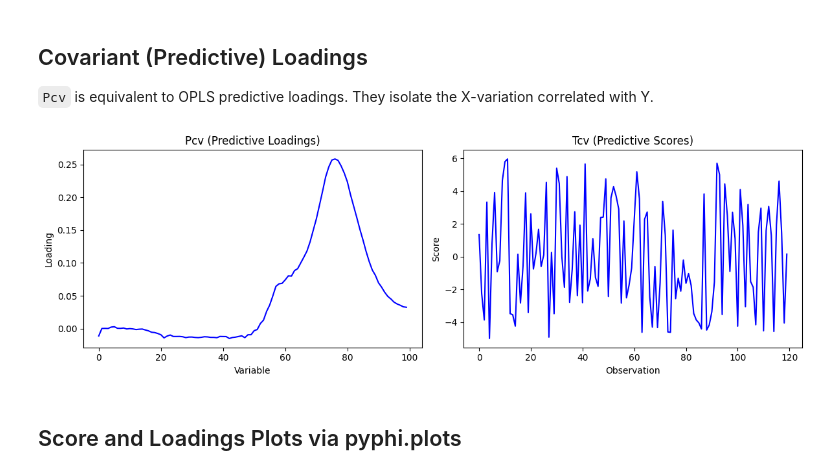
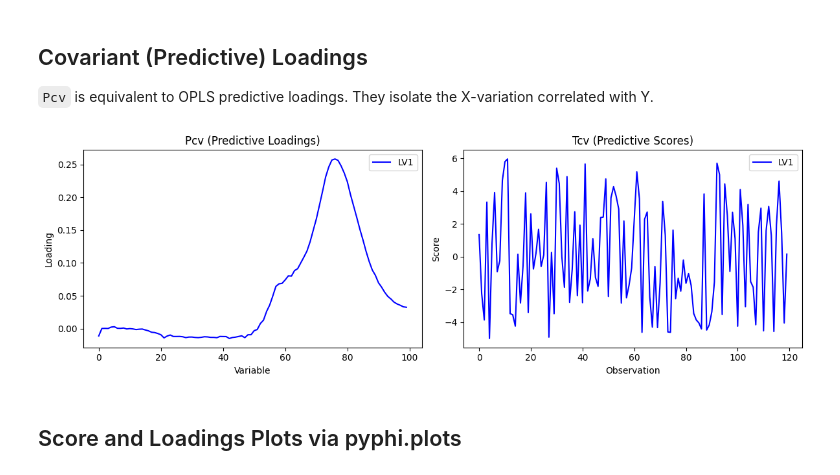
Before and after one commit to TUstudents/pyphi, a Jupyter notebook: notebooks/03_advanced/02_opls_cca.ipynb, the cells around one changed output. Saved outputs shown, nothing was run; the diff lists cells and outputs as text; code cells hidden in the pictures.

Commit message:
fix: code quality improvements across 4 notebooks (unused imports, plot labels, metric clarity)

```diff
--- a/notebooks/03_advanced/02_opls_cca.ipynb
+++ b/notebooks/03_advanced/02_opls_cca.ipynb
@@ -60,19 +60,23 @@ Pcv shape: (100, 1)
 `Pcv` is equivalent to OPLS predictive loadings. They isolate the X-variation correlated with Y.
 # %%
 fig, axes = plt.subplots(1, 2, figsize=(12, 4))
-axes[0].plot(pls_cca['Pcv'], 'b-')
+for i in range(pls_cca['Pcv'].shape[1]):
+    axes[0].plot(pls_cca['Pcv'][:, i], label=f'LV{i+1}')
+axes[0].legend()
 axes[0].set_title('Pcv (Predictive Loadings)')
 axes[0].set_xlabel('Variable')
 axes[0].set_ylabel('Loading')
 
-axes[1].plot(pls_cca['Tcv'], 'b-')
+for i in range(pls_cca['Tcv'].shape[1]):
+    axes[1].plot(pls_cca['Tcv'][:, i], label=f'LV{i+1}')
+axes[1].legend()
 axes[1].set_title('Tcv (Predictive Scores)')
 axes[1].set_xlabel('Observation')
 axes[1].set_ylabel('Score')
 plt.tight_layout()
 plt.show()
 # %% [output]
-[figure, old version]
+[figure, new version]
 # %% [markdown]
 ## Score and Loadings Plots via pyphi.plots
 # %%
```
Also changed, not shown: parts of 1 cell of this notebook, 2 other files.
